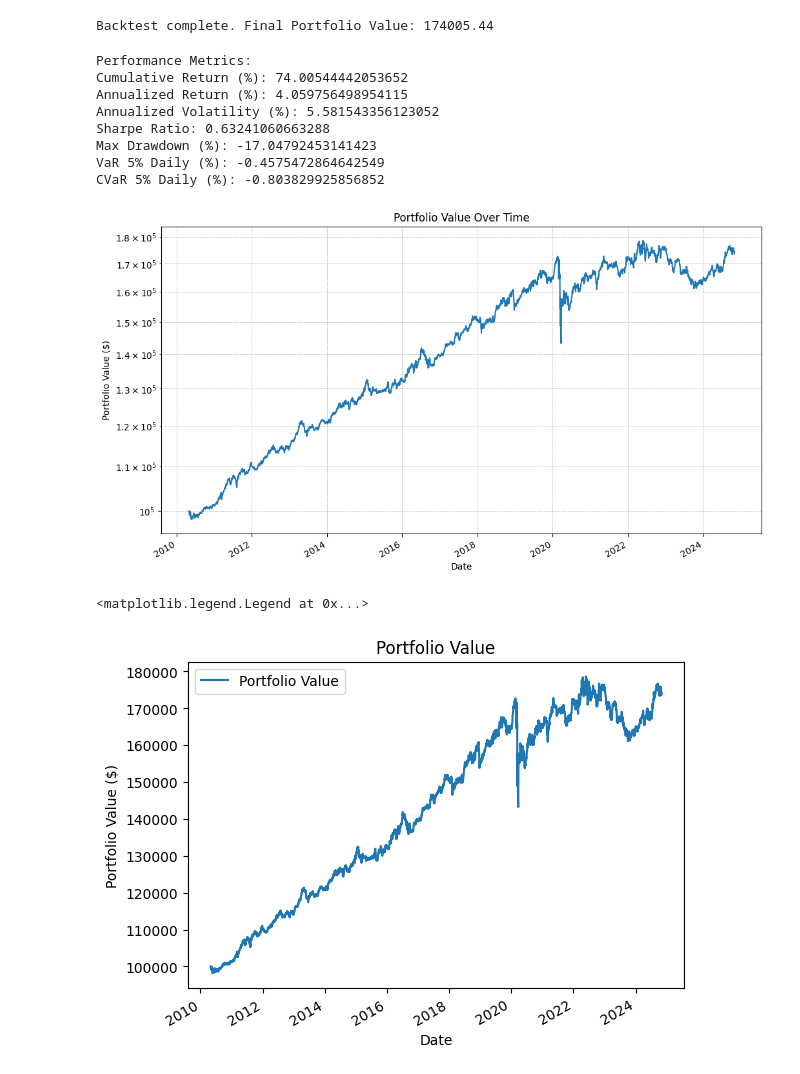
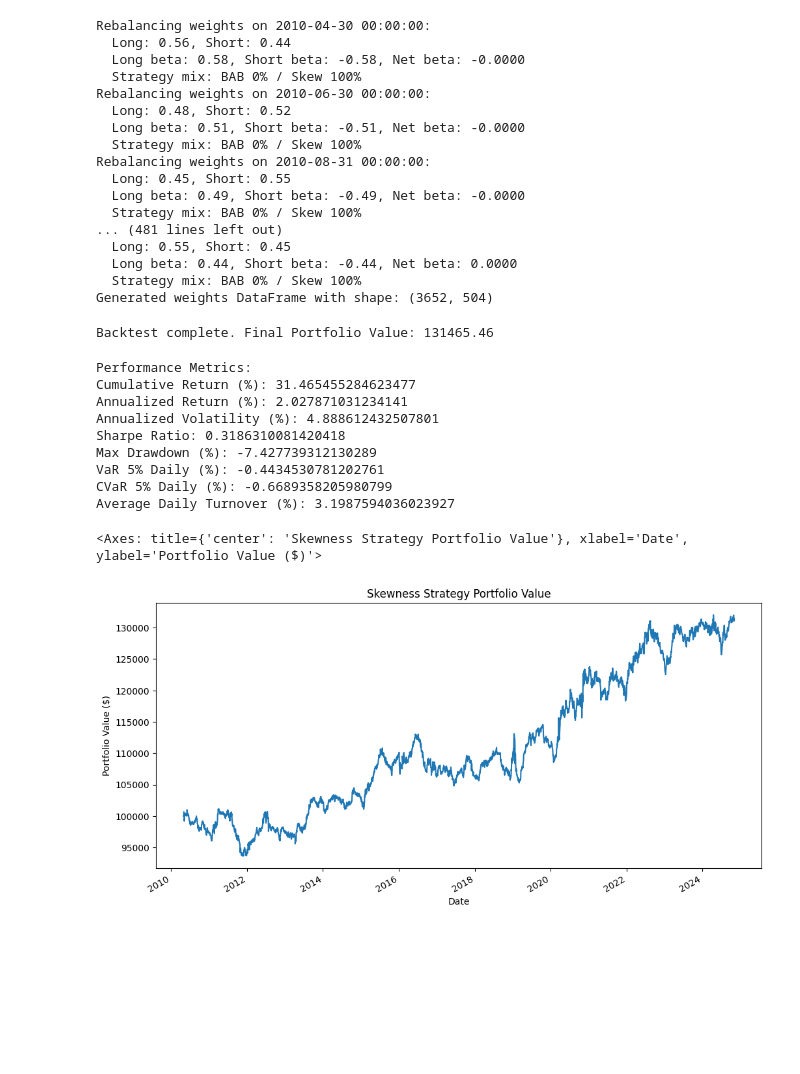
Before and after one commit to jerrychen04/data-quality, a Jupyter notebook: backtester/bab.ipynb, the cells around one changed output. Drawn from its saved outputs; the diff is of its cells as text; code cells hidden in the pictures; blank space fills up the shorter version.

Commit message:
implemented combined weights strategy and corr heatmap

```diff
--- a/backtester/bab.ipynb
+++ b/backtester/bab.ipynb
@@ -62,3 +42,31 @@ Generated weights DataFrame with shape: (3652, 500)
+# %%
+skewness_only = AlphaWeightGenerator(lookback_period=60,
+    rebalance_frequency='ME',
+    skew_formation_window=5,
+    skew_weight=1.0
+)
+
+# bab_only = BettingAgainstBetaWeightsGenerator(lookback_period=60, rebalance_frequency='ME')
+weights_df = skewness_only.generate_weights(sp500_data) # New
+print(f"Generated weights DataFrame with shape: {weights_df.shape}")
+# %% [output]
+Rebalancing weights on 2010-04-30 00:00:00:
+  Long: 0.56, Short: 0.44
+  Long beta: 0.58, Short beta: -0.58, Net beta: -0.0000
+  Strategy mix: BAB 0% / Skew 100%
+Rebalancing weights on 2010-06-30 00:00:00:
+  Long: 0.48, Short: 0.52
+  Long beta: 0.51, Short beta: -0.51, Net beta: -0.0000
+  Strategy mix: BAB 0% / Skew 100%
+Rebalancing weights on 2010-08-31 00:00:00:
+  Long: 0.45, Short: 0.55
+  Long beta: 0.49, Short beta: -0.49, Net beta: -0.0000
+  Strategy mix: BAB 0% / Skew 100%
+... (481 lines left out)
+  Long: 0.55, Short: 0.45
+  Long beta: 0.44, Short beta: -0.44, Net beta: 0.0000
+  Strategy mix: BAB 0% / Skew 100%
+Generated weights DataFrame with shape: (3652, 504)
 # %%
 initial_cash = 100_000
 engine = EquityBacktestEngine(initial_cash=initial_cash)
@@ -72,32 +80,39 @@ spy_prices.index = pd.to_datetime(spy_prices.index)
 spy_prices = spy_prices.sort_index()
 spy_returns = spy_prices.pct_change().dropna()
 # %% [output]
-Backtest complete. Final Portfolio Value: 174005.44
+Backtest complete. Final Portfolio Value: 131465.46
 # %%
 metrics_calculator = ExtendedMetrics()
 metrics = metrics_calculator.calculate(portfolio_values_series,
                                       portfolio_returns,
-                                      benchmark_returns=spy_returns)
+                                      benchmark_returns=spy_returns,
+                                      weights=weights_df)
 print("\nPerformance Metrics:")
 for key, value in metrics.items():
     print(f"{key}: {value}")
 
 # plot returns
-plt.title('Portfolio Value')
+spy_portfolio_values = pd.Series(index=spy_prices.index)
+spy_initial_value = spy_prices.iloc[0]
+spy_scale_factor = initial_cash / spy_initial_value
+spy_portfolio_values = spy_prices * spy_scale_factor
+
+
+plt.figure(figsize=(12, 6))
+# replace this with strat name
+plt.title('Skewness Strategy Portfolio Value')
 plt.xlabel('Date')
-portfolio_values_series.plot(label='Portfolio Value')
-plt.xlabel("Date")
-plt.ylabel("Portfolio Value ($)")
-plt.legend()
+plt.ylabel('Portfolio Value ($)')
+portfolio_values_series.plot()
 # %% [output]
 Performance Metrics:
-Cumulative Return (%): 74.00544442053652
-Annualized Return (%): 4.059756498954115
-Annualized Volatility (%): 5.581543356123052
-Sharpe Ratio: 0.63241060663288
-Max Drawdown (%): -17.04792453141423
-VaR 5% Daily (%): -0.4575472864642549
-CVaR 5% Daily (%): -0.803829925856852
+Cumulative Return (%): 31.465455284623477
+Annualized Return (%): 2.027871031234141
+Annualized Volatility (%): 4.888612432507801
+Sharpe Ratio: 0.3186310081420418
+Max Drawdown (%): -7.427739312130289
+VaR 5% Daily (%): -0.4434530781202761
+CVaR 5% Daily (%): -0.6689358205980799
+Average Daily Turnover (%): 3.1987594036023927
+<Axes: title={'center': 'Skewness Strategy Portfolio Value'}, xlabel='Date', ylabel='Portfolio Value ($)'>
-[figure, old version]
+[figure, new version]
-<matplotlib.legend.Legend at 0x...>
-[figure, removed]
```
Also changed, not shown: parts of 2 cells of this notebook, 1 other file.
